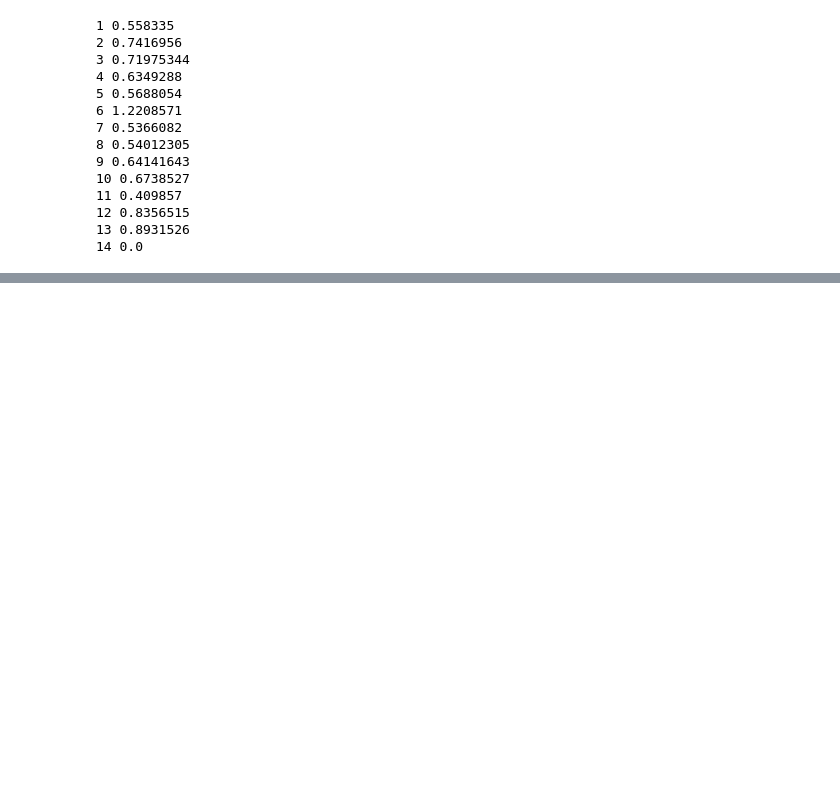
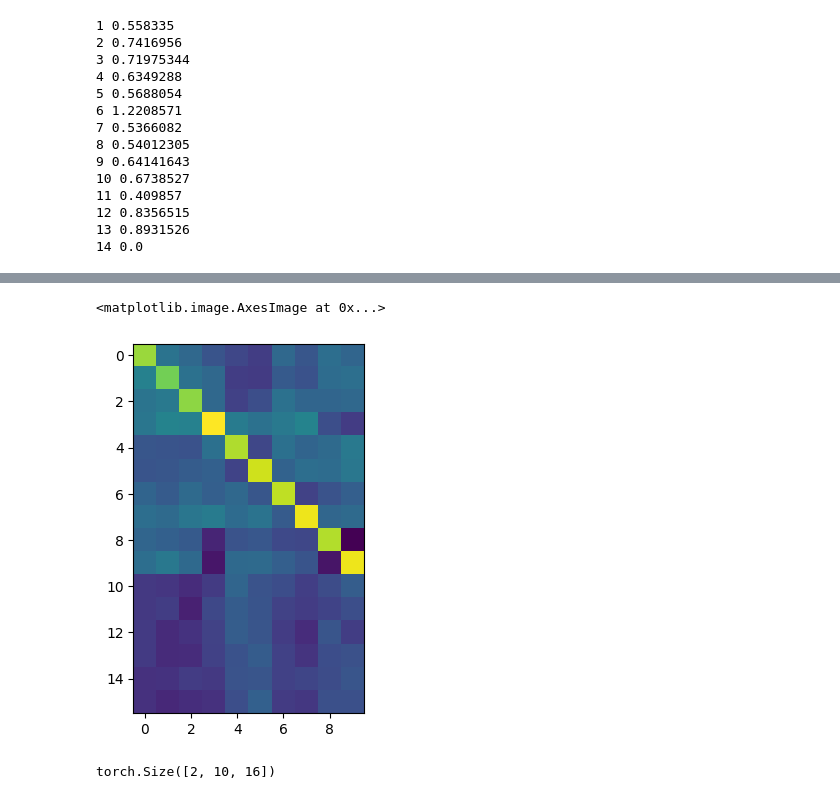
Before and after one commit to JacobAndersson/array_indexing, a Jupyter notebook: notebooks/Exploration.ipynb, the cells around one changed output, grey strips where cells are left out. Saved outputs shown, nothing was run; the diff lists cells and outputs as text; code cells hidden in the pictures; blank space fills up the shorter version.

```diff
--- a/notebooks/Exploration.ipynb
+++ b/notebooks/Exploration.ipynb
@@ -289,0 +350,11 @@ for i, v in enumerate(dist_pos):
+# %%
+embedded_toks = einsum(
+    "n_heads pos d_model, d_model n_vocab -> n_heads pos n_vocab",
+    embeddings_out,
+    model.unembed.W_U
+)
+# %%
+plt.imshow(embedded_toks[0].T.cpu().detach().numpy())
+# %% [output]
+<matplotlib.image.AxesImage at 0x...>
+[figure, added]
@@ -289,0 +363,4 @@ for i, v in enumerate(dist_pos):
+# %%
+ov_circuit_attn_heatmap.shape
+# %% [output]
+torch.Size([2, 10, 16])
```
Also changed, not shown: parts of 32 cells of this notebook, 3 other files.
